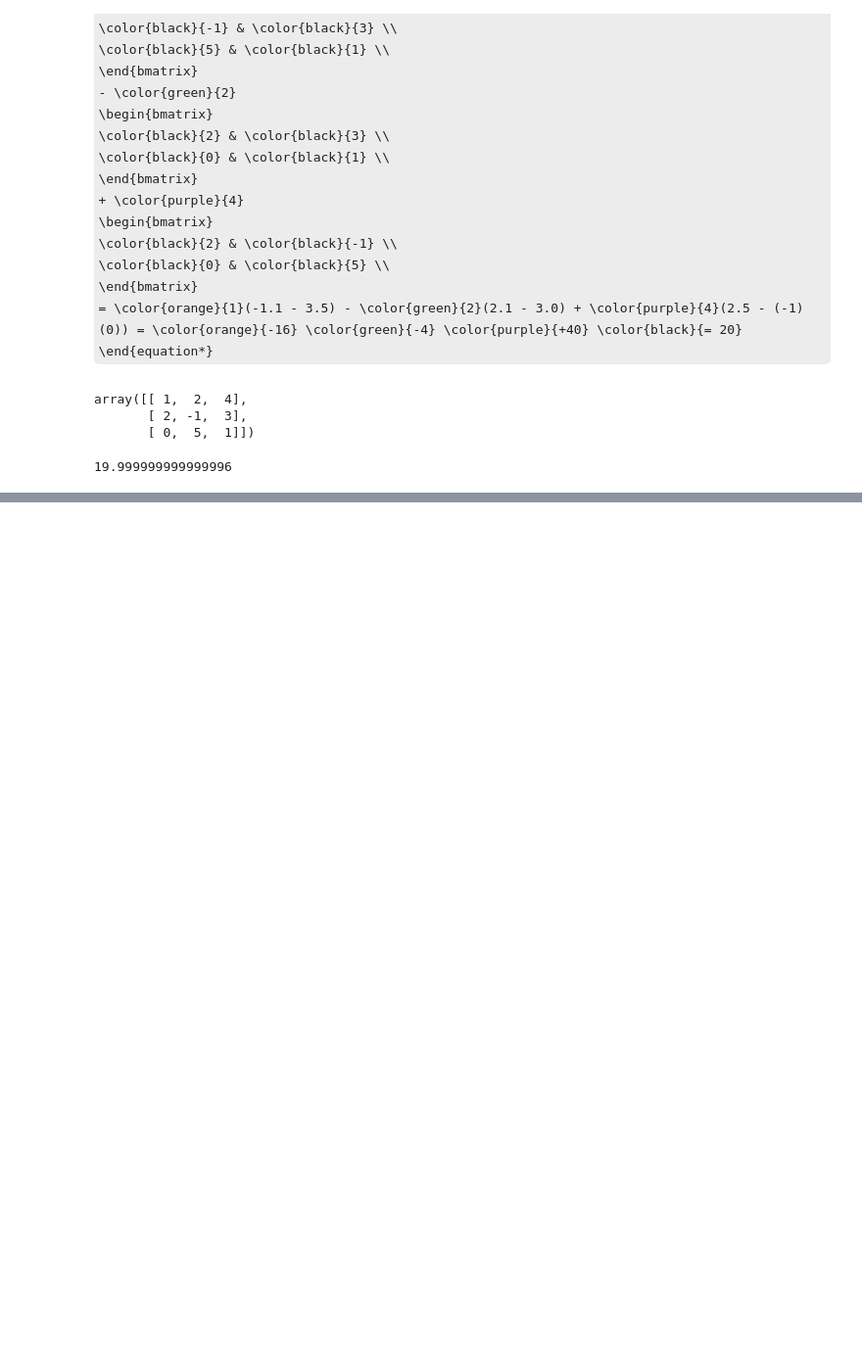
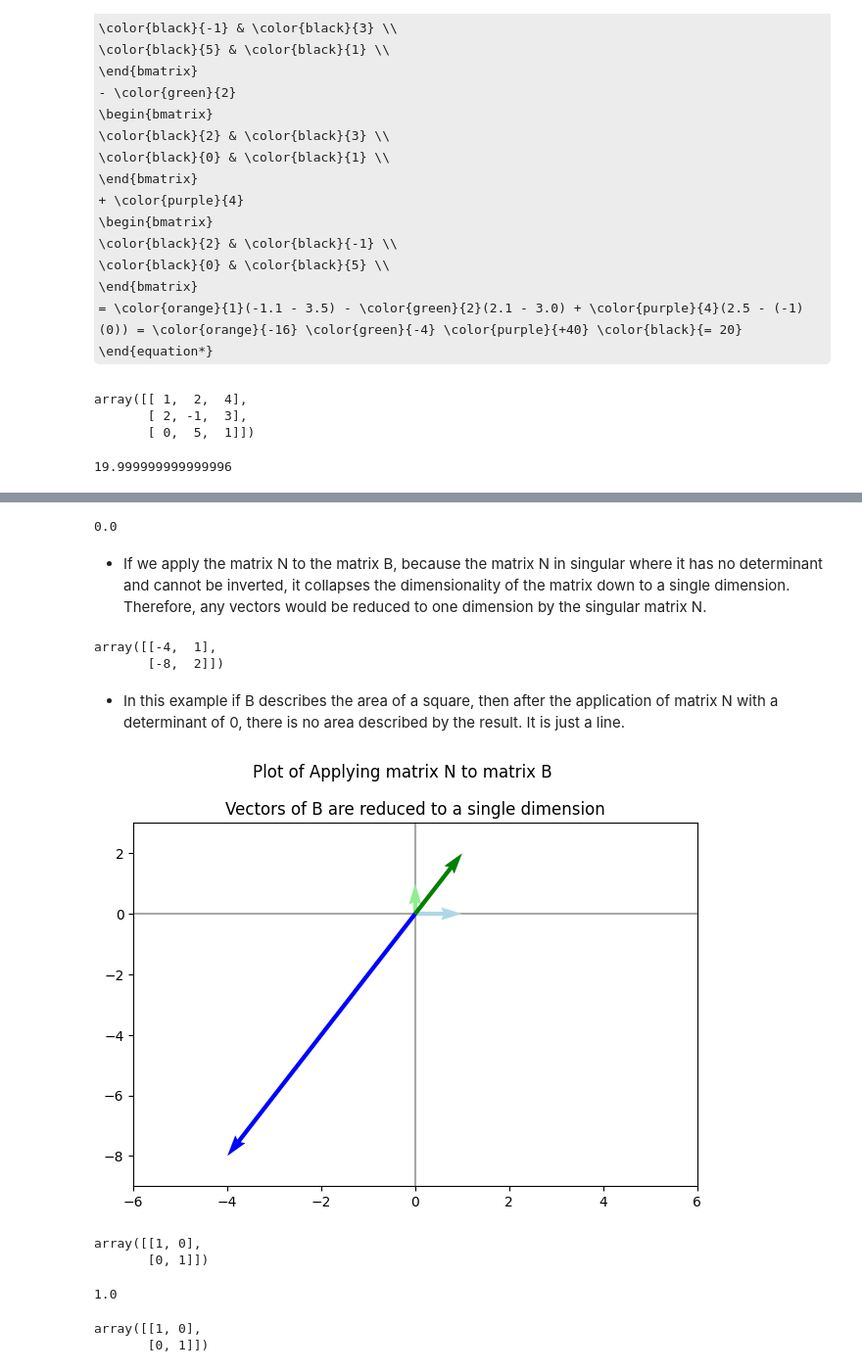
Before and after one commit to k3robotics/ML-Essentials, a Jupyter notebook: IntermediateLinAlg.ipynb, the cells around one changed output, grey strips where cells are left out. Shown at 98% size. Saved outputs shown, nothing was run; the diff lists cells and outputs as text; code cells hidden in the pictures; some formulas as TeX source; blank space fills up the shorter version.

```diff
--- a/IntermediateLinAlg.ipynb
+++ b/IntermediateLinAlg.ipynb
@@ -576,0 +627,40 @@ np.linalg.det(X)
+# %%
+np.linalg.det(N) # this is a singular matrix where the determinant is 0
+# %% [output]
+0.0
+# %% [markdown]
+*  If we apply the matrix N to the matrix B, because the matrix N in singular where it has no determinant and cannot be inverted, it collapses the dimensionality of the matrix down to a single dimension. Therefore, any vectors would be reduced to one dimension by the singular matrix N.
+# %%
+NB = np.dot(N, B)
+NB
+# %% [output]
+array([[-4,  1],
+       [-8,  2]])
+# %% [markdown]
+*  In this example if B describes the area of a square, then after the application of matrix N with a determinant of 0, there is no area described by the result. It is just a line.
+# %%
+plotVectors([vectorfy(B, 0), vectorfy(B, 1), vectorfy(NB, 0), vectorfy(NB, 1)], ['lightblue', 'lightgreen', 'blue', 'green'])
+plt.xlim(-6, 6)
+plt.ylim(-9, 3)
+plt.suptitle('Plot of Applying matrix N to matrix B')
+plt.title('Vectors of B are reduced to a single dimension')
+plt.tight_layout()
+plt.show()
+# %% [output]
+[figure, added]
+# %%
+# Now lets try one with an Identity Matrix this should preserve the volume exactly
+I
+# %% [output]
+array([[1, 0],
+       [0, 1]])
+# %%
+np.linalg.det(I) # determinate of 1 -> preserves the volume exactly
+# %% [output]
+1.0
+# %%
+IB = np.dot(I, B)
+IB
+# %% [output]
+array([[1, 0],
+       [0, 1]])
```
Also changed, not shown: parts of 21 cells of this notebook.
